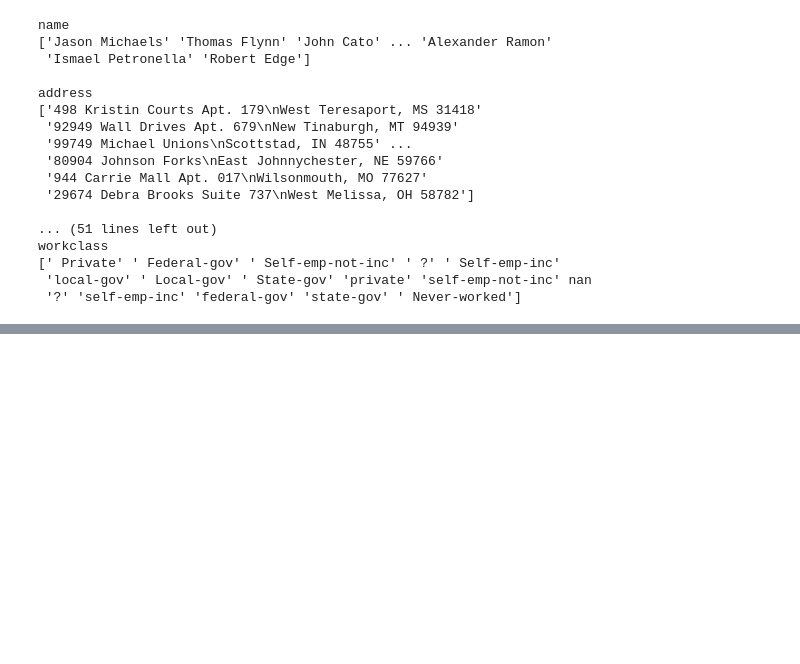
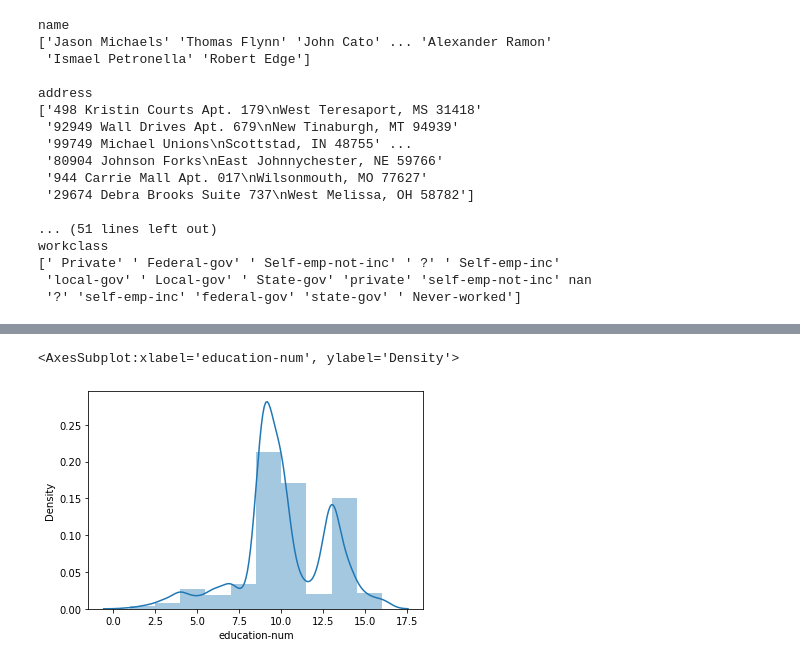
Before and after one commit to SzMatej/IAU_2020-2021, a Jupyter notebook: Project.ipynb, the cells around one changed output, grey strips where cells are left out. Cells and saved outputs as stored; diff of their text form; code cells hidden in the pictures; blank space fills up the shorter version.

```diff
--- a/Project.ipynb
+++ b/Project.ipynb
@@ -101,0 +207,5 @@ array([[<AxesSubplot:title={'center':'capital-gain'}>]], dtype=object)
+# %%
+sns.distplot(train['education-num'], bins=10)
+# %% [output]
+<AxesSubplot:xlabel='education-num', ylabel='Density'>
+[figure, added]
```
Also changed, not shown: parts of 24 cells of this notebook.
